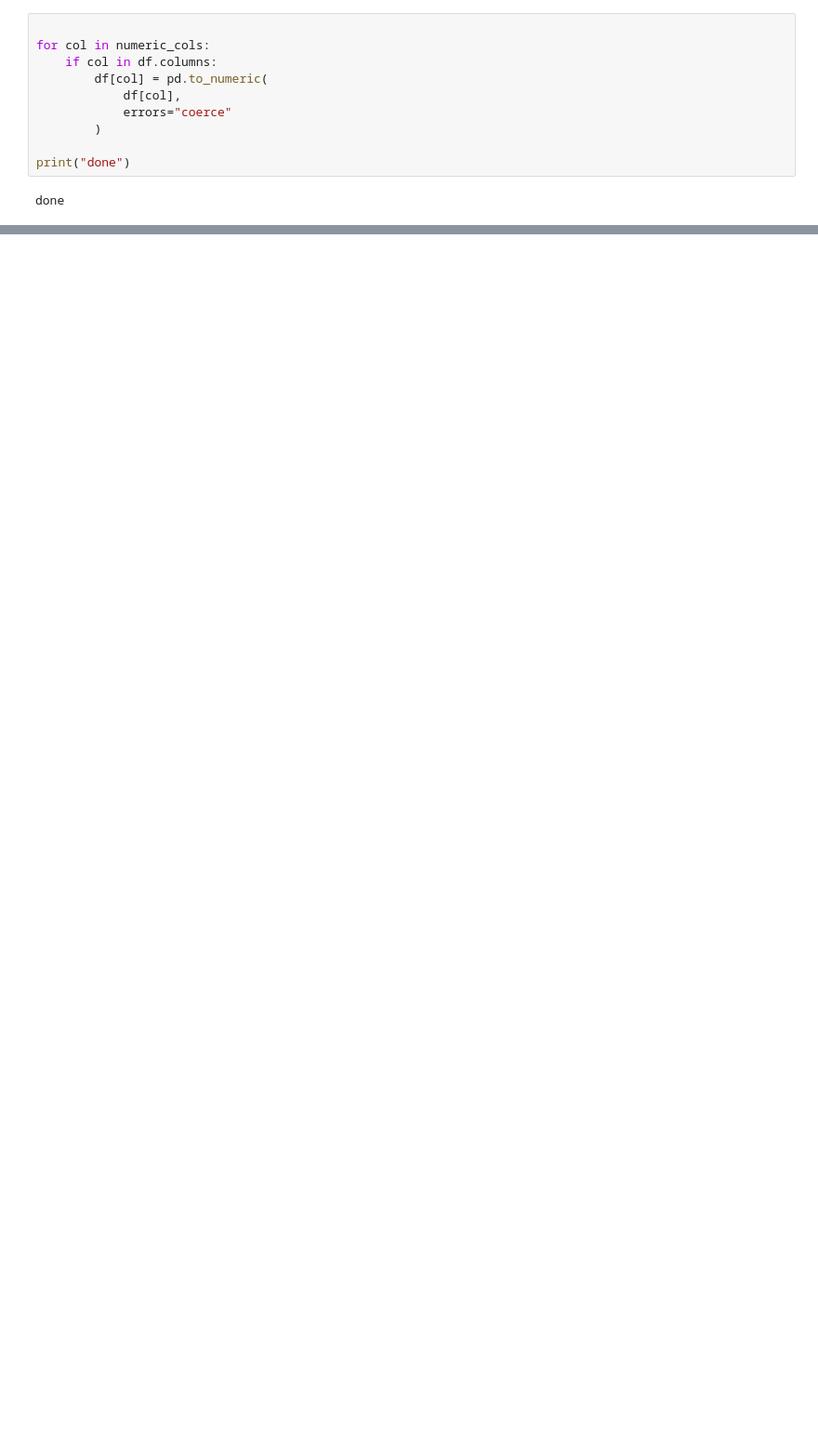
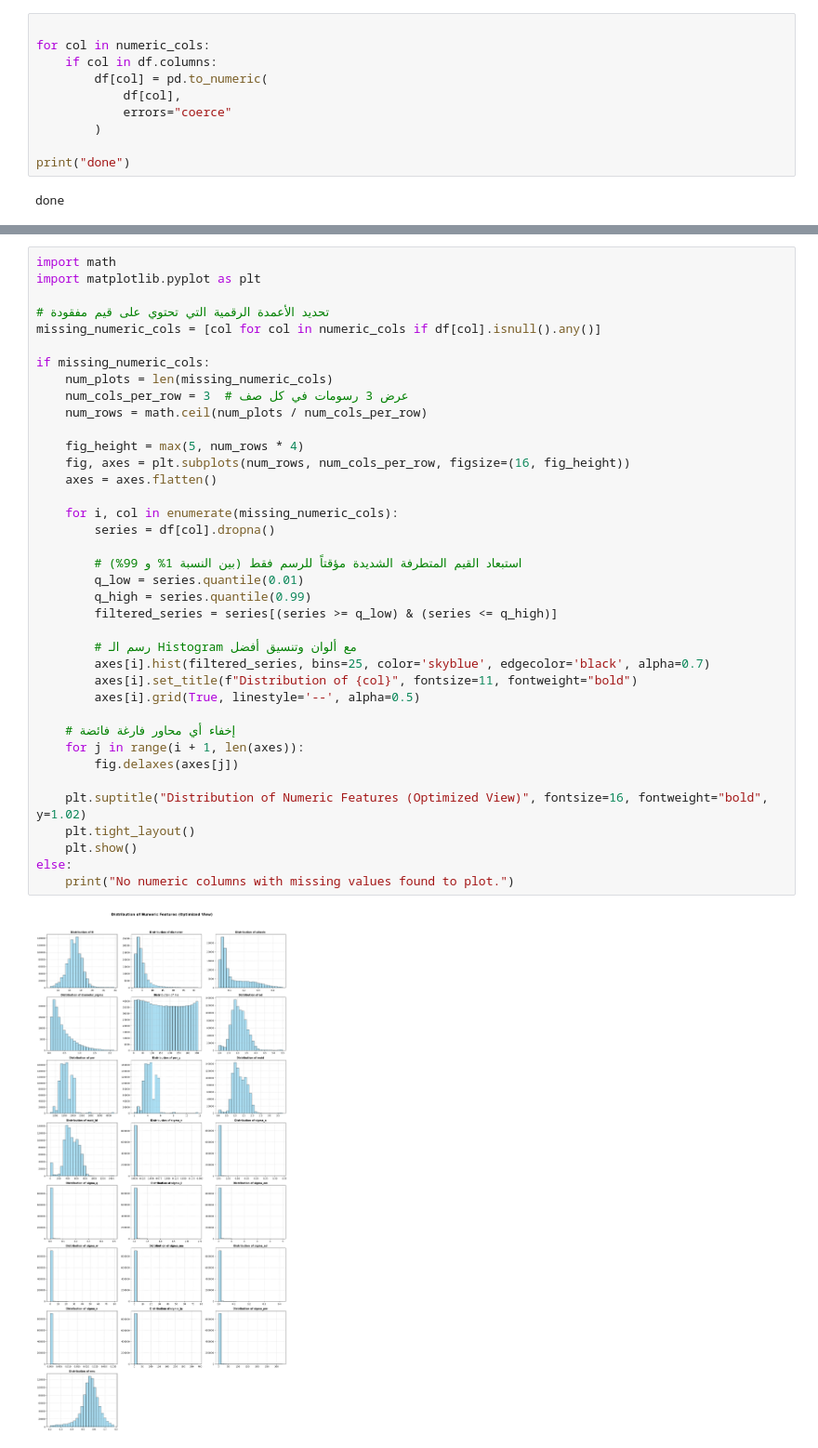
Before and after one commit to Michael-M-William/ML-Final-project, a Jupyter notebook: Final-project.ipynb, the cells around one changed output, grey strips where cells are left out. Shown at 93% size. Drawn from its saved outputs; the diff is of its cells as text; blank space fills up the shorter version.

```diff
--- a/Final-project.ipynb
+++ b/Final-project.ipynb
@@ -305,0 +405,40 @@ done
+# %%
+import math
+import matplotlib.pyplot as plt
+
+# تحديد الأعمدة الرقمية التي تحتوي على قيم مفقودة
+missing_numeric_cols = [col for col in numeric_cols if df[col].isnull().any()]
+
+if missing_numeric_cols:
+    num_plots = len(missing_numeric_cols)
+    num_cols_per_row = 3  # عرض 3 رسومات في كل صف
+    num_rows = math.ceil(num_plots / num_cols_per_row)
+
+    fig_height = max(5, num_rows * 4)
+    fig, axes = plt.subplots(num_rows, num_cols_per_row, figsize=(16, fig_height))
+    axes = axes.flatten()
+
+    for i, col in enumerate(missing_numeric_cols):
+        series = df[col].dropna()
+
+        # استبعاد القيم المتطرفة الشديدة مؤقتاً للرسم فقط (بين النسبة 1% و 99%)
+        q_low = series.quantile(0.01)
+        q_high = series.quantile(0.99)
+        filtered_series = series[(series >= q_low) & (series <= q_high)]
+
+        # رسم الـ Histogram مع ألوان وتنسيق أفضل
+        axes[i].hist(filtered_series, bins=25, color='skyblue', edgecolor='black', alpha=0.7)
+        axes[i].set_title(f"Distribution of {col}", fontsize=11, fontweight="bold")
+        axes[i].grid(True, linestyle='--', alpha=0.5)
+
+    # إخفاء أي محاور فارغة فائضة
+    for j in range(i + 1, len(axes)):
+        fig.delaxes(axes[j])
+
+    plt.suptitle("Distribution of Numeric Features (Optimized View)", fontsize=16, fontweight="bold", y=1.02)
+    plt.tight_layout()
+    plt.show()
+else:
+    print("No numeric columns with missing values found to plot.")
+# %% [output]
+[figure, added]
```
Also changed, not shown: parts of 35 cells of this notebook.
